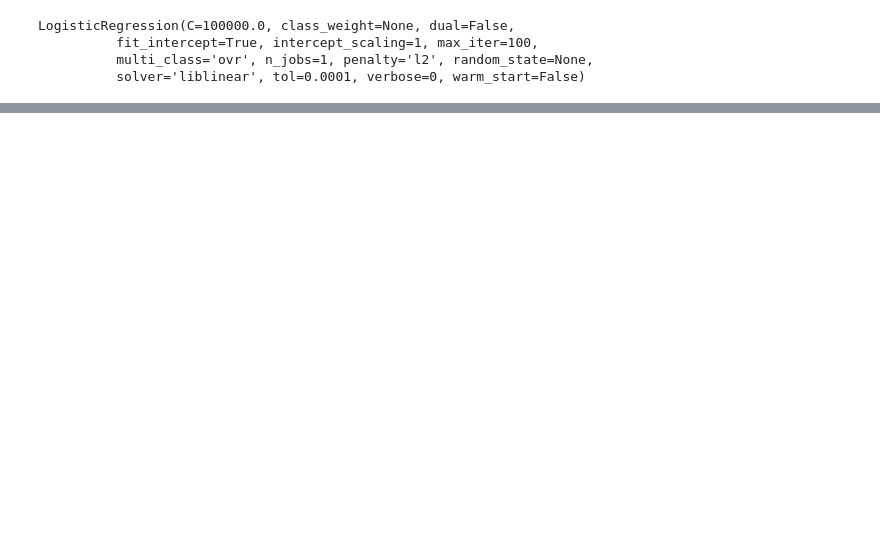
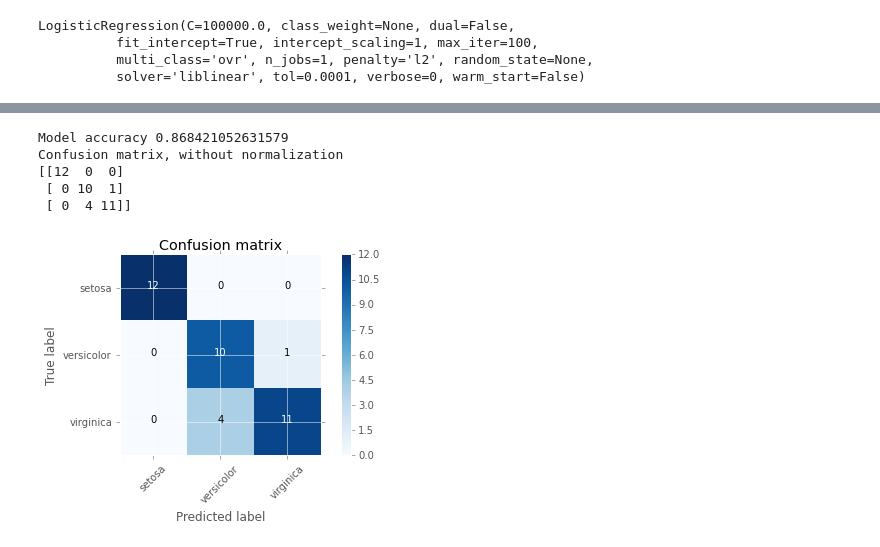
Before and after one commit to drJAGartner/log_reg_demo, a Jupyter notebook: 4.) Building a multi-class classification model using the iris dataset-solution.ipynb, the cells around one changed output, grey strips where cells are left out. Drawn from its saved outputs; the diff is of its cells as text; code cells hidden in the pictures; blank space fills up the shorter version.

```diff
--- a/4.) Building a multi-class classification model using the iris dataset-solution.ipynb
+++ b/4.) Building a multi-class classification model using the iris dataset-solution.ipynb
@@ -61,0 +135,20 @@ plt.show()
+# %%
+# Create prediction array.
+preds = logreg.predict(X_test)
+
+# Use the sklearn confusion matrix class to create a confusion matrix, call the variable "cm"
+# so it works with the last line of this cell
+cm = confusion_matrix(y_test, preds)
+
+#Print the accuracy_score and f1 score
+print("Model accuracy {}".format(accuracy_score(y_test, preds)))
+
+# Defined in cell above
+plot_confusion_matrix(cm, ["setosa", "versicolor", "virginica"])
+# %% [output]
+Model accuracy 0.868421052631579
+Confusion matrix, without normalization
+[[12  0  0]
+ [ 0 10  1]
+ [ 0  4 11]]
+[figure, added]
```
Also changed, not shown: parts of 10 cells of this notebook, 1 other file.
